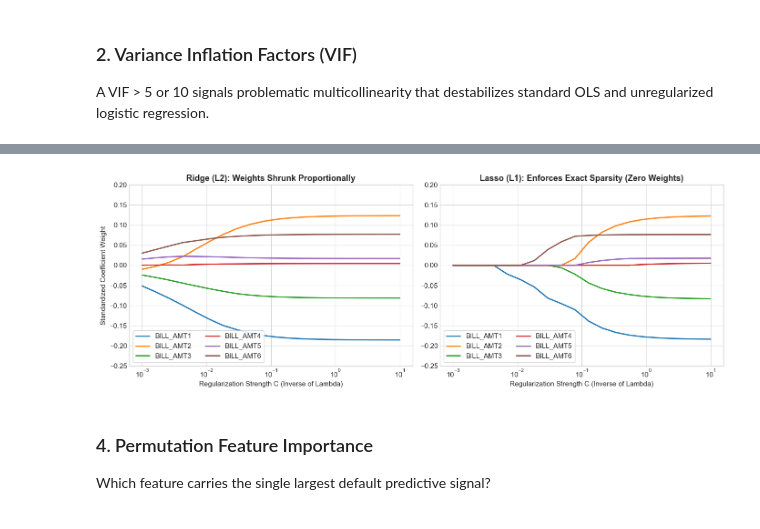
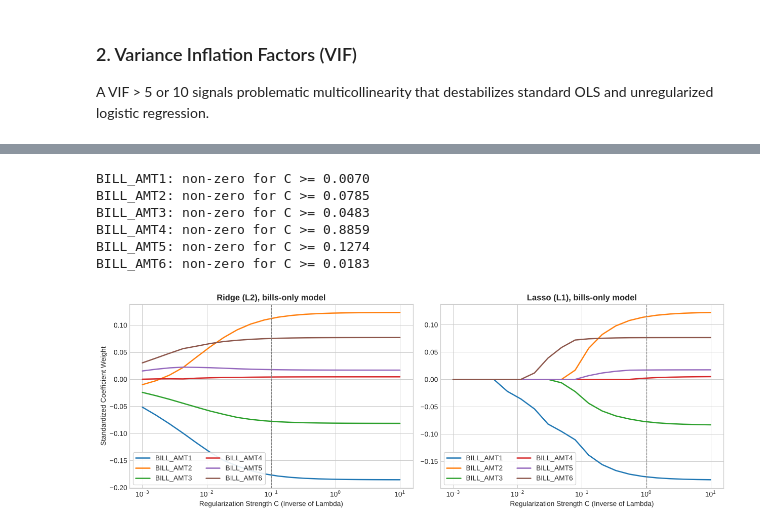
Before and after one commit to Jay-Glasswala/ML-Project, a Jupyter notebook: notebooks/eda_and_collinearity.ipynb, the cells around one changed output, grey strips where cells are left out. Cells and saved outputs as stored; diff of their text form; code cells hidden in the pictures.

```diff
--- a/notebooks/eda_and_collinearity.ipynb
+++ b/notebooks/eda_and_collinearity.ipynb
@@ -92,38 +97,45 @@ y = train_df['default'].values
 
 C_values = np.logspace(-3, 1, 20)
 ridge_coefs = []
 lasso_coefs = []
 
 for C in C_values:
     r_mod = LogisticRegression(penalty='l2', C=C, solver='lbfgs', max_iter=300).fit(X_bills, y)
     l_mod = LogisticRegression(penalty='l1', C=C, solver='saga', max_iter=300, random_state=42).fit(X_bills, y)
     ridge_coefs.append(r_mod.coef_[0])
     lasso_coefs.append(l_mod.coef_[0])
 
 ridge_coefs = np.array(ridge_coefs)
 lasso_coefs = np.array(lasso_coefs)
 
 fig, (ax1, ax2) = plt.subplots(1, 2, figsize=(14, 5))
 for i, col in enumerate(bill_cols):
     ax1.plot(C_values, ridge_coefs[:, i], label=col, linewidth=2)
     ax2.plot(C_values, lasso_coefs[:, i], label=col, linewidth=2)
 
 ax1.set_xscale('log')
-ax1.set_ylim(-0.25, 0.20)
-ax1.set_title('Ridge (L2): Weights Shrunk Proportionally', fontweight='bold')
+ax1.axvline(0.1, color='grey', linestyle='--', linewidth=1)
+ax1.set_title('Ridge (L2), bills-only model', fontweight='bold')
 ax1.set_xlabel('Regularization Strength C (Inverse of Lambda)')
 ax1.set_ylabel('Standardized Coefficient Weight')
 ax1.legend(loc='lower left', frameon=True, facecolor='white', framealpha=0.9, edgecolor='#cccccc', ncol=2)
 
 ax2.set_xscale('log')
-ax2.set_ylim(-0.25, 0.20)
-ax2.set_title('Lasso (L1): Enforces Exact Sparsity (Zero Weights)', fontweight='bold')
+ax2.axvline(1.0, color='grey', linestyle='--', linewidth=1)
+ax2.set_title('Lasso (L1), bills-only model', fontweight='bold')
 ax2.set_xlabel('Regularization Strength C (Inverse of Lambda)')
 ax2.legend(loc='lower left', frameon=True, facecolor='white', framealpha=0.9, edgecolor='#cccccc', ncol=2)
 plt.tight_layout()
 plt.show()
+# where does each Lasso weight become exactly zero?
+for i, col in enumerate(bill_cols):
+    nonzero = C_values[np.abs(lasso_coefs[:, i]) > 1e-8]
+    print(f"{col}: non-zero for C >= {nonzero.min():.4f}" if len(nonzero) else f"{col}: zero for every C")
 # %% [output]
+BILL_AMT1: non-zero for C >= 0.0070
+BILL_AMT2: non-zero for C >= 0.0785
+BILL_AMT3: non-zero for C >= 0.0483
+BILL_AMT4: non-zero for C >= 0.8859
+BILL_AMT5: non-zero for C >= 0.1274
+BILL_AMT6: non-zero for C >= 0.0183
-[figure, old version]
+[figure, new version]
-# %% [markdown]
-### 4. Permutation Feature Importance
-Which feature carries the single largest default predictive signal?
```
Also changed, not shown: parts of 10 cells of this notebook, 8 other files.
